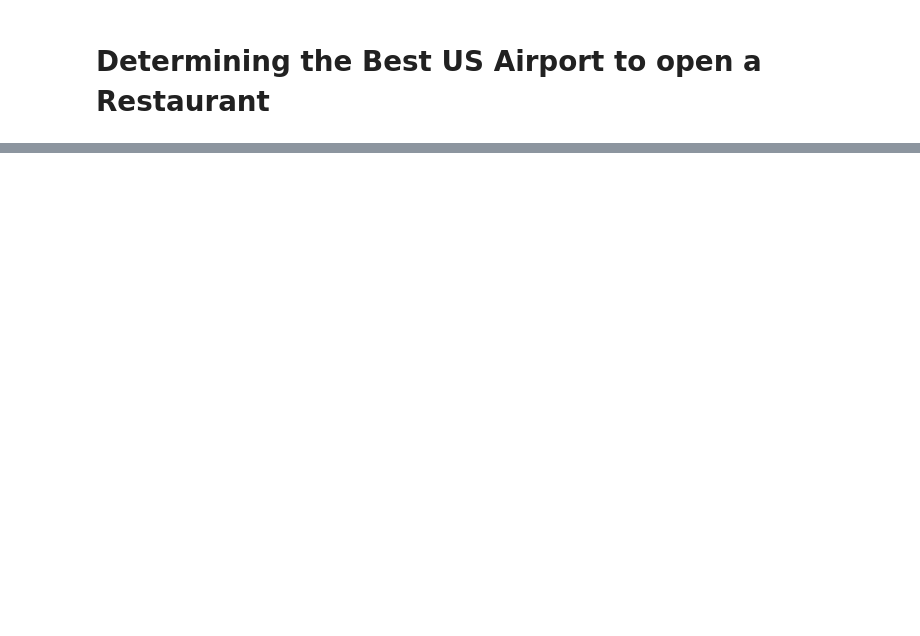
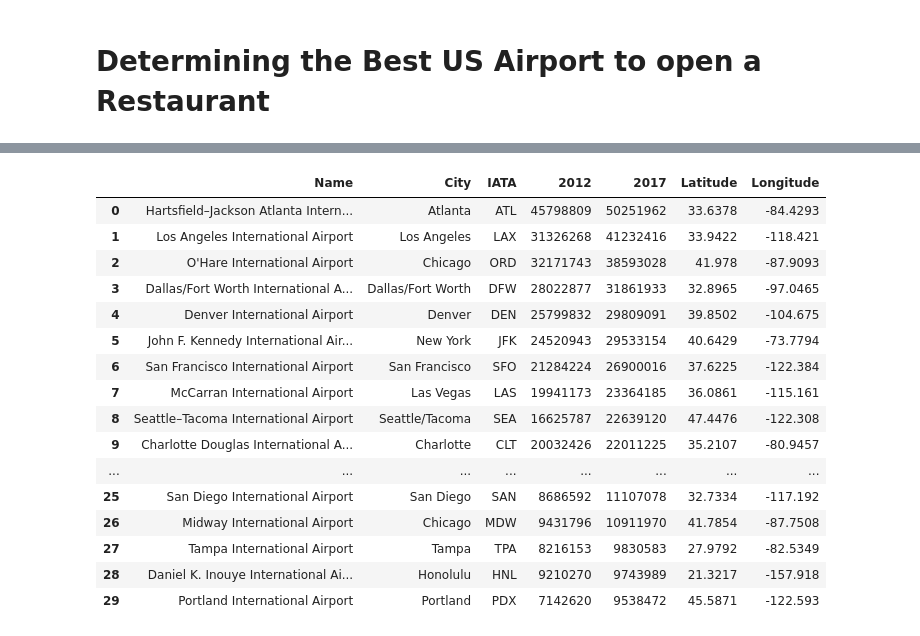
Before and after one commit to allenwu25/Data-Science---Fashion-Retail-Outlet-Expansion, a Jupyter notebook: Final Capstone Project Report.ipynb, the cells around one changed output, grey strips where cells are left out. Saved outputs shown, nothing was run; the diff lists cells and outputs as text; code cells hidden in the pictures; blank space fills up the shorter version.

```diff
--- a/Final Capstone Project Report.ipynb
+++ b/Final Capstone Project Report.ipynb
@@ -32,0 +43,4 @@ airports_table_rows = airports_table.find_all('tr')
+# %%
+df = pd.DataFrame.from_dict(airports_dict)
+df.drop(df.columns[[i for i in range(0, 3)] + [i for i in range(4, 8)] + [9, 13, 14]], inplace=True, axis=1)
+df.head()
@@ -32,0 +54,9 @@ airports_table_rows = airports_table.find_all('tr')
+# %%
+df.columns = ['2012', '2017', 'Name', 'IATA', 'City']
+df = df.reindex(columns=['Name', 'City', 'IATA', '2012', '2017'])
+df=df.replace('\n','', regex=True)
+df['2012'] = df['2012'].replace(',', '', regex=True).astype(int)
+df['2017'] = df['2017'].replace(',', '', regex=True).astype(int)
+df.reset_index(inplace=True, drop=True)
+df = df.replace('Gen. Edward Lawrence ', '', regex=True)
+df
@@ -32,0 +87,17 @@ airports_table_rows = airports_table.find_all('tr')
+# %%
+def find_lat(loc):
+    print(loc)
+    try:
+        return geocoder.osm(loc).osm['y']
+    except:
+        return 'Not Found'
+
+def find_long(loc):
+    print(loc)
+    try:
+        return geocoder.osm(loc).osm['x']
+    except:
+        return 'Not Found'
+# %%
+df['Latitude'] = df['Name'].apply(lambda x: find_lat(x))
+df['Longitude'] = df['Name'].apply(lambda x: find_long(x))
@@ -32,0 +122,21 @@ airports_table_rows = airports_table.find_all('tr')
+# %%
+df = df[df['Latitude'] != 'Not Found']
+df
+# %% [output]
+|  | Name | City | IATA | 2012 | 2017 | Latitude | Longitude |
+| 0 | Hartsfield–Jackson Atlanta Intern... | Atlanta | ATL | 45798809 | 50251962 | 33.6378 | -84.4293 |
+| 1 | Los Angeles International Airport | Los Angeles | LAX | 31326268 | 41232416 | 33.9422 | -118.421 |
+| 2 | O'Hare International Airport | Chicago | ORD | 32171743 | 38593028 | 41.978 | -87.9093 |
+| 3 | Dallas/Fort Worth International A... | Dallas/Fort Worth | DFW | 28022877 | 31861933 | 32.8965 | -97.0465 |
+| 4 | Denver International Airport | Denver | DEN | 25799832 | 29809091 | 39.8502 | -104.675 |
+| 5 | John F. Kennedy International Air... | New York | JFK | 24520943 | 29533154 | 40.6429 | -73.7794 |
+| 6 | San Francisco International Airport | San Francisco | SFO | 21284224 | 26900016 | 37.6225 | -122.384 |
+| 7 | McCarran International Airport | Las Vegas | LAS | 19941173 | 23364185 | 36.0861 | -115.161 |
+| 8 | Seattle–Tacoma International Airport | Seattle/Tacoma | SEA | 16625787 | 22639120 | 47.4476 | -122.308 |
+| 9 | Charlotte Douglas International A... | Charlotte | CLT | 20032426 | 22011225 | 35.2107 | -80.9457 |
+| ... | ... | ... | ... | ... | ... | ... | ... |
+| 25 | San Diego International Airport | San Diego | SAN | 8686592 | 11107078 | 32.7334 | -117.192 |
+| 26 | Midway International Airport | Chicago | MDW | 9431796 | 10911970 | 41.7854 | -87.7508 |
+| 27 | Tampa International Airport | Tampa | TPA | 8216153 | 9830583 | 27.9792 | -82.5349 |
+| 28 | Daniel K. Inouye International Ai... | Honolulu | HNL | 9210270 | 9743989 | 21.3217 | -157.918 |
+| 29 | Portland International Airport | Portland | PDX | 7142620 | 9538472 | 45.5871 | -122.593 |
```
Also changed, not shown: parts of 31 cells of this notebook.
